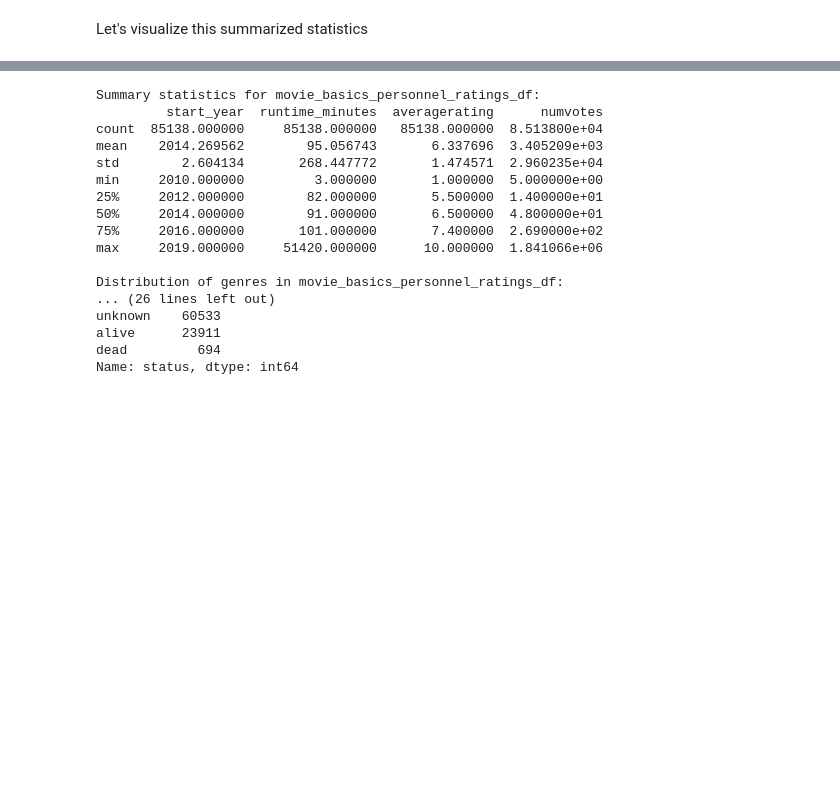
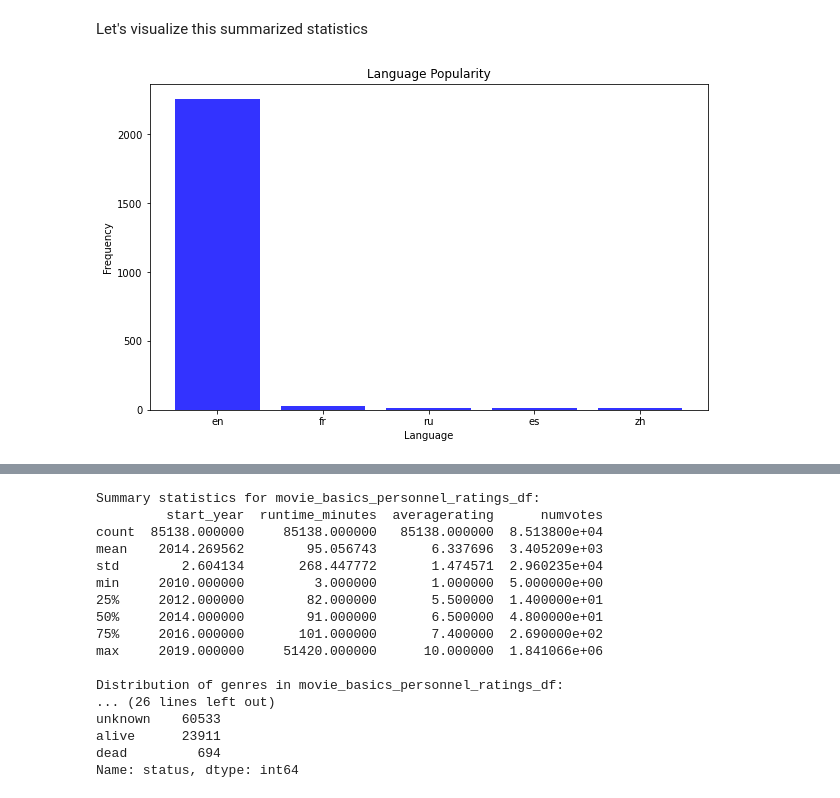
Before and after one commit to MMJGGR/Phase_1_Project, a Jupyter notebook: index.ipynb, the cells around one changed output, grey strips where cells are left out. Cells and saved outputs as stored; diff of their text form; code cells hidden in the pictures; blank space fills up the shorter version.

Commit message:
additional visualizations

```diff
--- a/index.ipynb
+++ b/index.ipynb
@@ -702,8 +703,15 @@ Name: release_year, dtype: int64
 # %% [markdown]
 Let's visualize this summarized statistics
 # %%
-#bar plots showing movie distribution by year and movie distribution by language
-language = tmdb_movies_performance_df['original_language'].value_counts.head(10)
-language_count = ['original_language'].count()
+#bar plots showing movie distribution movie distribution by language
+language = tmdb_movies_performance_df['original_language'].value_counts().head(5)
 
-fig, ax = plt.subplots
+
+plt.figure(figsize=(10,6))
+plt.bar(language.index, language.values, color = 'blue', alpha = 0.8)
+plt.xlabel('Language')
+plt.ylabel('Frequency')
+plt.title('Language Popularity')
+plt.show()
+# %% [output]
+[figure, added]
```
Also changed, not shown: parts of 14 cells of this notebook.
